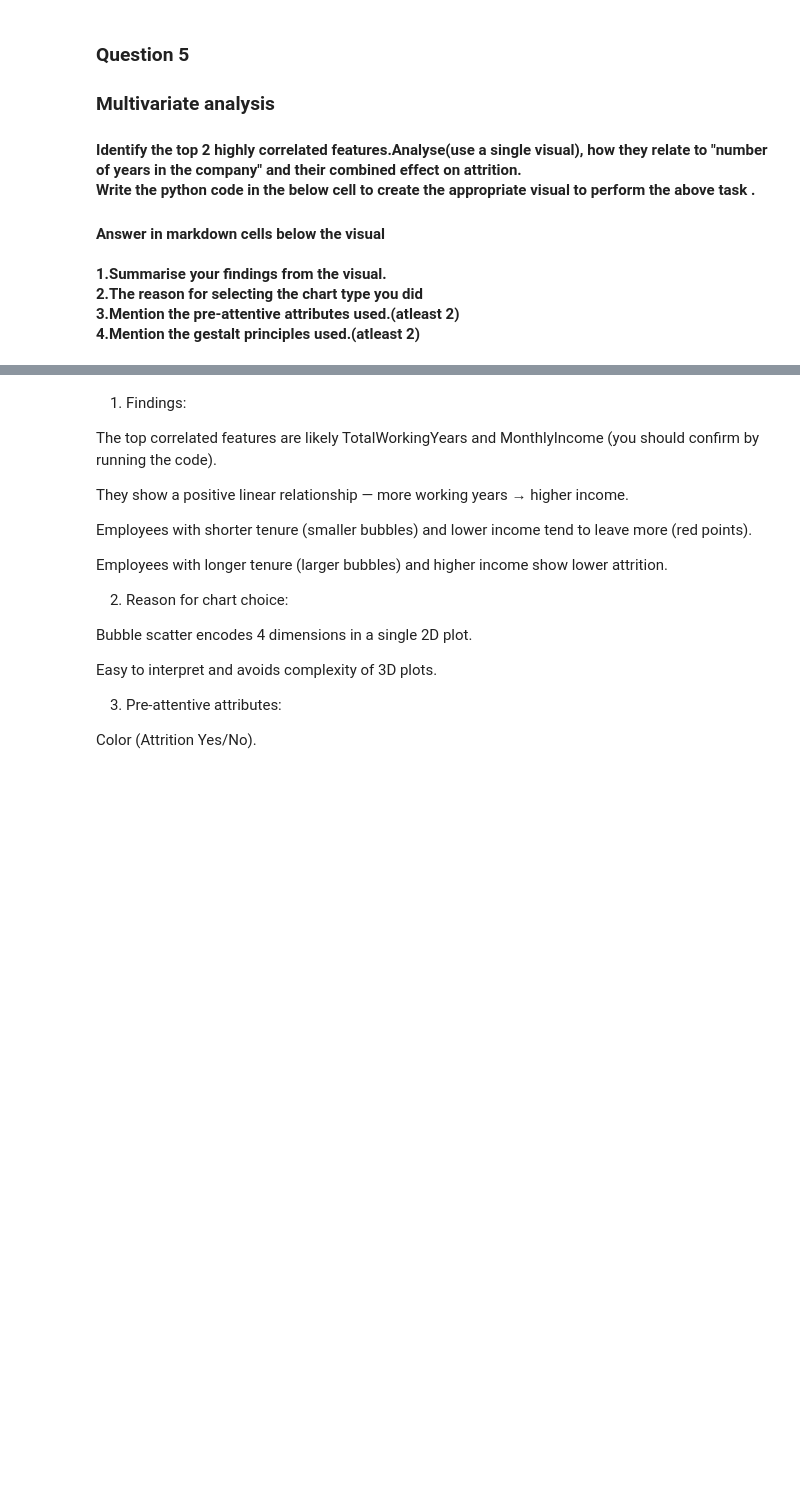
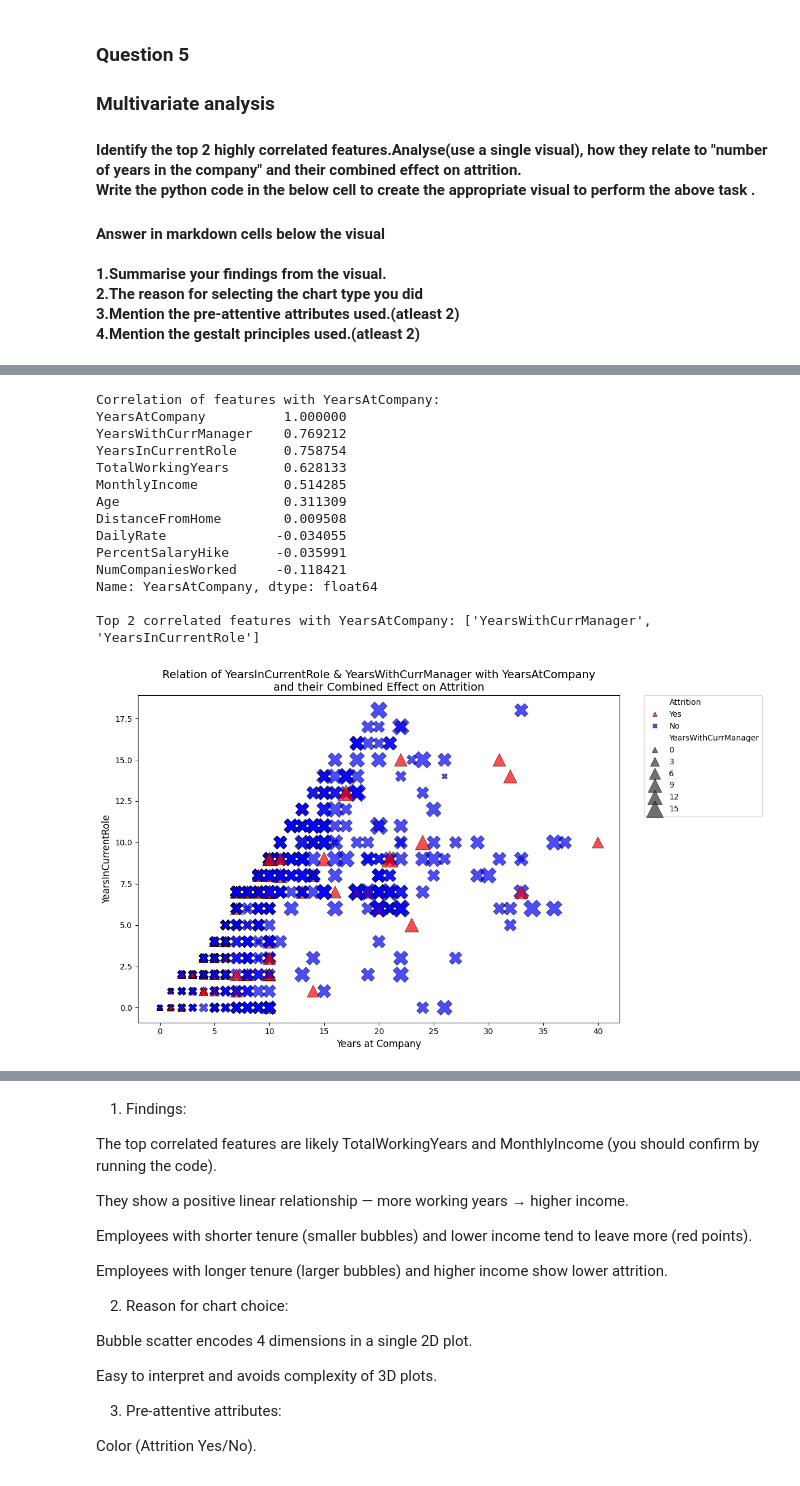
Before and after one commit to mudu89/DVI_Assignment2_PS8, a Jupyter notebook: dvi-a2-ps8-wb.ipynb, the cells around one changed output, grey strips where cells are left out. Saved outputs shown, nothing was run; the diff lists cells and outputs as text; code cells hidden in the pictures; blank space fills up the shorter version.

```diff
--- a/dvi-a2-ps8-wb.ipynb
+++ b/dvi-a2-ps8-wb.ipynb
@@ -535,0 +442,62 @@ Top correlated features: MonthlyIncome, TotalWorkingYears
+# %%
+# --- Step 1: Check correlation with YearsAtCompany ---
+corr = df_cleaned.corr(numeric_only=True)
+corr_with_target = corr["YearsAtCompany"].sort_values(ascending=False)
+
+print("Correlation of features with YearsAtCompany:")
+print(corr_with_target)
+
+# Pick the top 2 features (excluding YearsAtCompany itself)
+top_features = corr_with_target.drop("YearsAtCompany").head(2).index.tolist()
+print("\nTop 2 correlated features with YearsAtCompany:", top_features)
+
+# --- Step 2: Visualization ---
+plt.figure(figsize=(12, 7))
+
+# Custom markers for Attrition
+markers = {"Yes": "^", "No": "X"}
+
+# Scatter plot
+sns.scatterplot(
+    data=df,
+    x="YearsAtCompany",
+    y=top_features[1],  # YearsInCurrentRole
+    size=top_features[0],  # YearsWithCurrManager
+    hue="Attrition",
+    style="Attrition",
+    markers=markers,
+    palette={"Yes": "red", "No": "blue"},
+    sizes=(50, 500),
+    alpha=0.7,
+    edgecolor="black"
+)
+
+# Labels & Title
+plt.xlabel("Years at Company", fontsize=12)
+plt.ylabel(top_features[1], fontsize=12)
+plt.title(
+    f"Relation of {top_features[1]} & {top_features[0]} with YearsAtCompany\n"
+    "and their Combined Effect on Attrition",
+    fontsize=14
+)
+
+# Legend outside
+plt.legend(bbox_to_anchor=(1.05, 1), loc="upper left", borderaxespad=0.)
+plt.tight_layout()
+plt.show()
+# %% [output]
+Correlation of features with YearsAtCompany:
+YearsAtCompany          1.000000
+YearsWithCurrManager    0.769212
+YearsInCurrentRole      0.758754
+TotalWorkingYears       0.628133
+MonthlyIncome           0.514285
+Age                     0.311309
+DistanceFromHome        0.009508
+DailyRate              -0.034055
+PercentSalaryHike      -0.035991
+NumCompaniesWorked     -0.118421
+Name: YearsAtCompany, dtype: float64
+
+Top 2 correlated features with YearsAtCompany: ['YearsWithCurrManager', 'YearsInCurrentRole']
+[figure, added]
```
Also changed, not shown: parts of 3 cells of this notebook.
